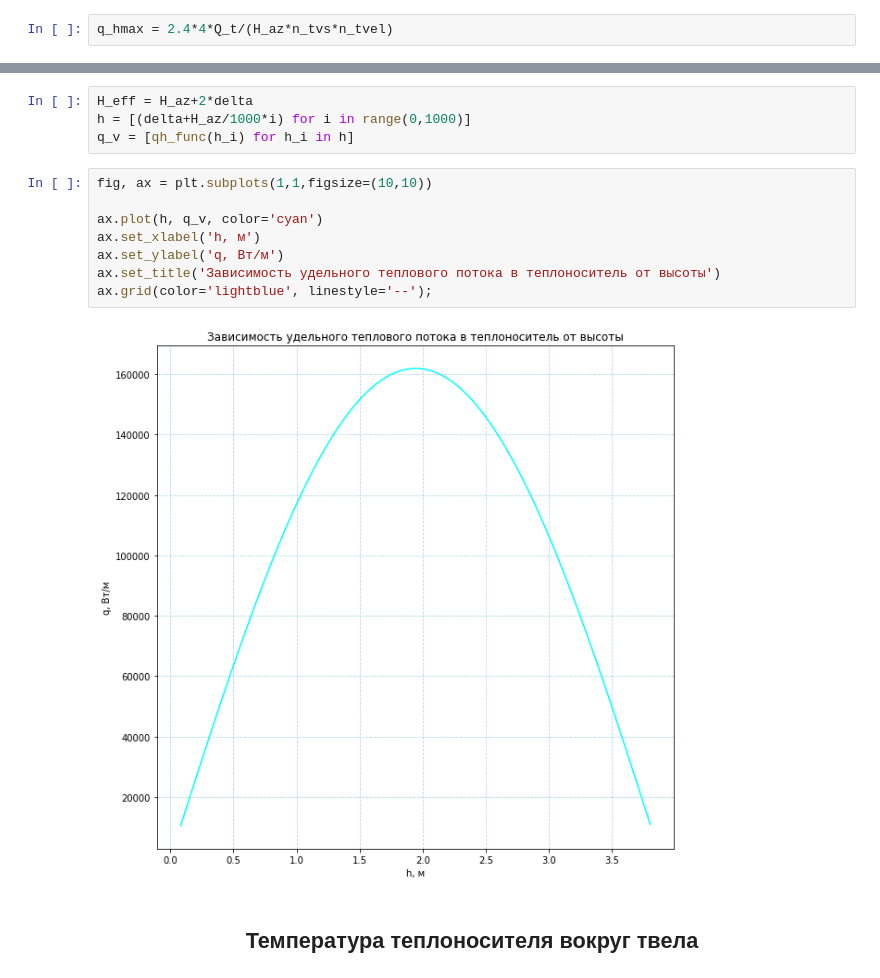
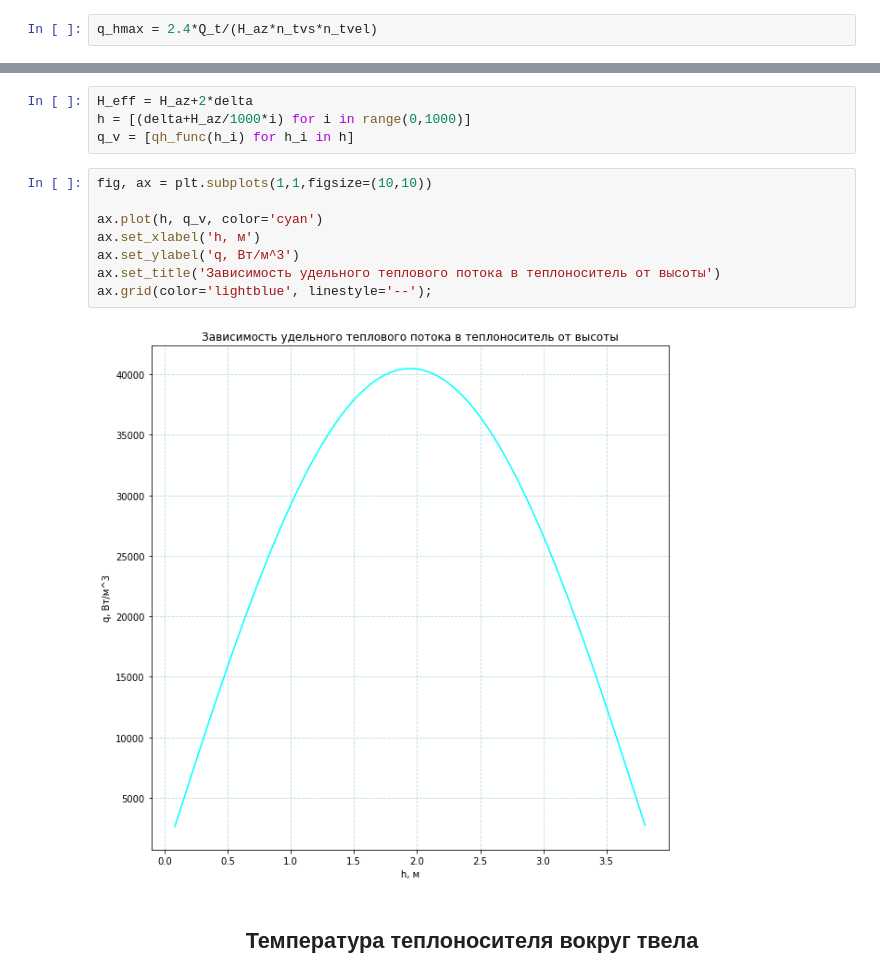
Before and after one commit to MIklgr500/Physics-of-nuclear-power-plants, a Jupyter notebook: jupyter/calculate_temp_tvel.ipynb, the cells around one changed output, grey strips where cells are left out. Saved outputs shown, nothing was run; the diff lists cells and outputs as text.

```diff
--- a/jupyter/calculate_temp_tvel.ipynb
+++ b/jupyter/calculate_temp_tvel.ipynb
@@ -31,6 +31,6 @@ $$q_v^{max} = K_h \frac{Q_{теп}}{V_{топ}} = K_h \frac{Q_{теп}}{S_{г}H_
 $$k_h = 2.4$$
 # %%
-q_hmax = 2.4*4*Q_t/(H_az*n_tvs*n_tvel)
+q_hmax = 2.4*Q_t/(H_az*n_tvs*n_tvel)
 # %% [markdown]
 Распределение тепловыделения принимается в виде синусоидального закона:
 $$q_v = q_v^{max}\sin\frac{\pi h_{твел}}{H^*}, \frac{кВт}{м}$$
@@ -45,13 +45,13 @@ q_v = [qh_func(h_i) for h_i in h]
 # %%
 fig, ax = plt.subplots(1,1,figsize=(10,10))
 
 ax.plot(h, q_v, color='cyan')
 ax.set_xlabel('h, м')
-ax.set_ylabel('q, Вт/м')
+ax.set_ylabel('q, Вт/м^3')
 ax.set_title('Зависимость удельного теплового потока в теплоноситель от высоты')
 ax.grid(color='lightblue', linestyle='--');
 # %% [output]
-[figure, old version]
+[figure, new version]
 # %% [markdown]
 ## <center> Температура теплоносителя вокруг твела
 # %% [markdown]
```
Also changed, not shown: parts of 7 cells of this notebook.
